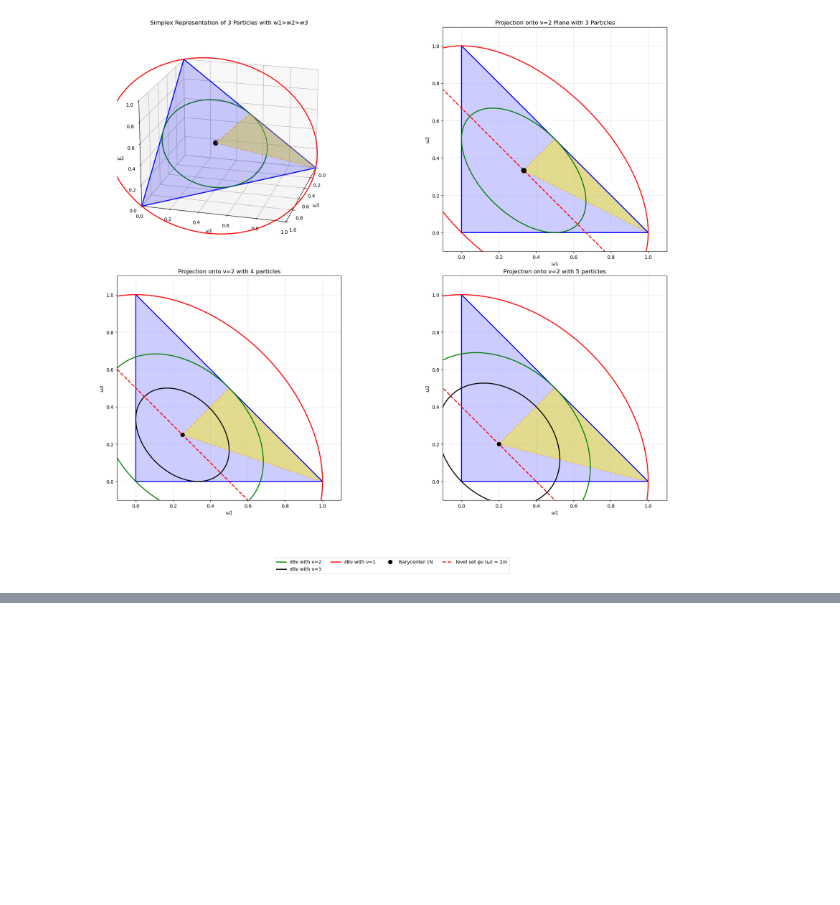
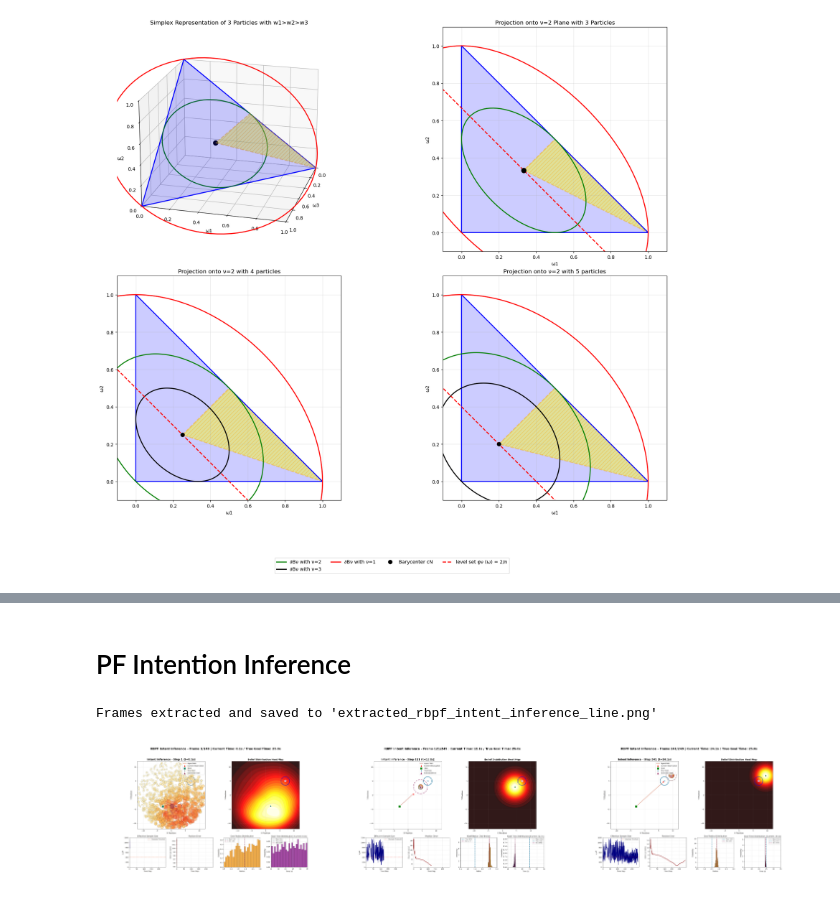
Before and after one commit to noMushroomw/obfuscation, a Jupyter notebook: generate_figures.ipynb, the cells around one changed output, grey strips where cells are left out. Drawn from its saved outputs; the diff is of its cells as text; code cells hidden in the pictures; blank space fills up the shorter version.

```diff
--- a/generate_figures.ipynb
+++ b/generate_figures.ipynb
@@ -1330,0 +1339,35 @@ Text(0.5, 1.0, 'Effective Weight Bound for Different Dimensions')
+# %% [markdown]
+# PF Intention Inference
+# %%
+import numpy as np
+from PIL import Image, ImageDraw
+import matplotlib.pyplot as plt
+
+
+# Open your GIF file
+gif_path = './figures/rbpf_intent_inference_line.gif'
+gif = Image.open(gif_path)
+
+# Frames to extract
+frame_numbers = [1, 121, 241]
+
+# Create a 1x3 subplot figure
+fig, axes = plt.subplots(1, 3, figsize=(15, 5))
+
+# Extract and plot each frame
+for i, frame_num in enumerate(frame_numbers):
+    gif.seek(frame_num)
+    # Convert the frame to a format that matplotlib can display
+    frame_rgba = gif.convert('RGBA')
+    axes[i].imshow(frame_rgba)
+    axes[i].axis('off') # Turn off axis
+
+# Ensure a tight layout and high resolution
+plt.tight_layout()
+output_filename = 'extracted_rbpf_intent_inference_line.png'
+plt.savefig(output_filename, dpi=300)
+
+print(f"Frames extracted and saved to '{output_filename}'")
+# %% [output]
+Frames extracted and saved to 'extracted_rbpf_intent_inference_line.png'
+[figure, added]
```
Also changed, not shown: parts of 4 cells of this notebook, 10 other files.
